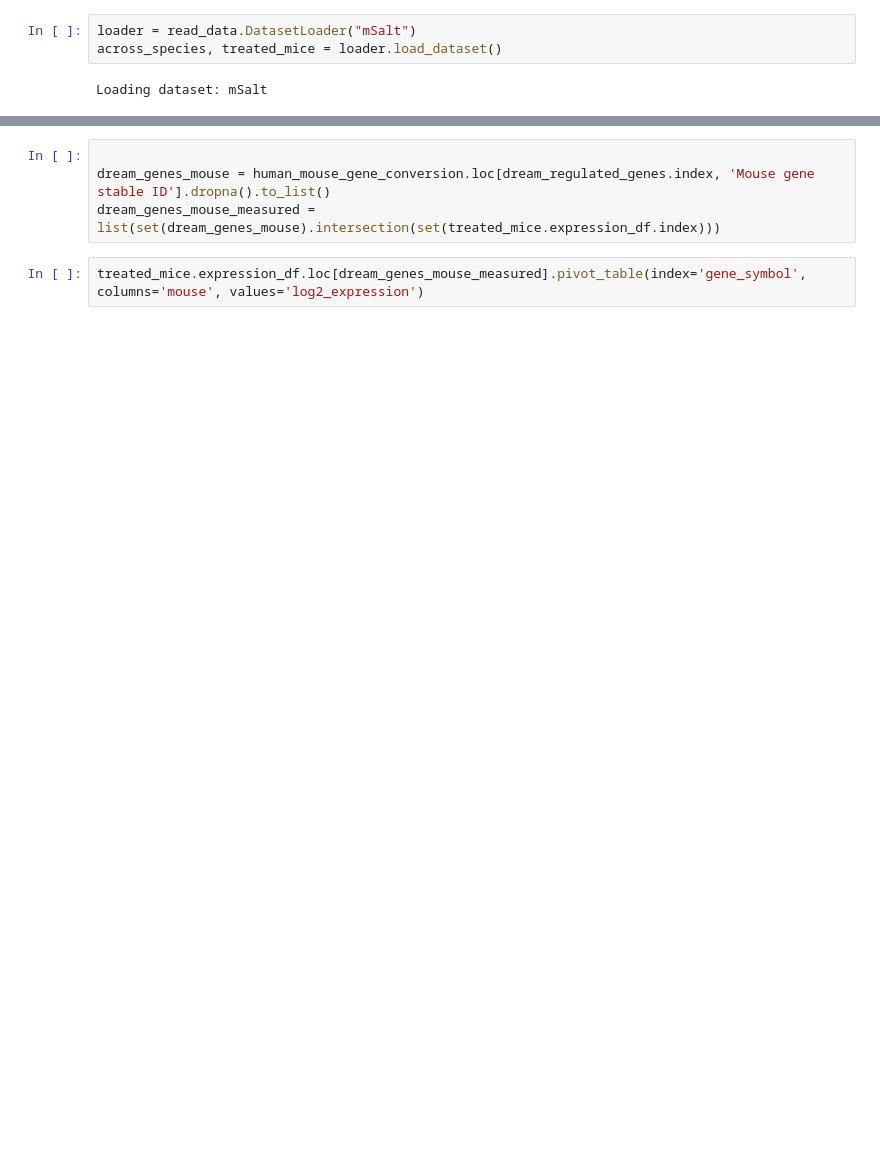
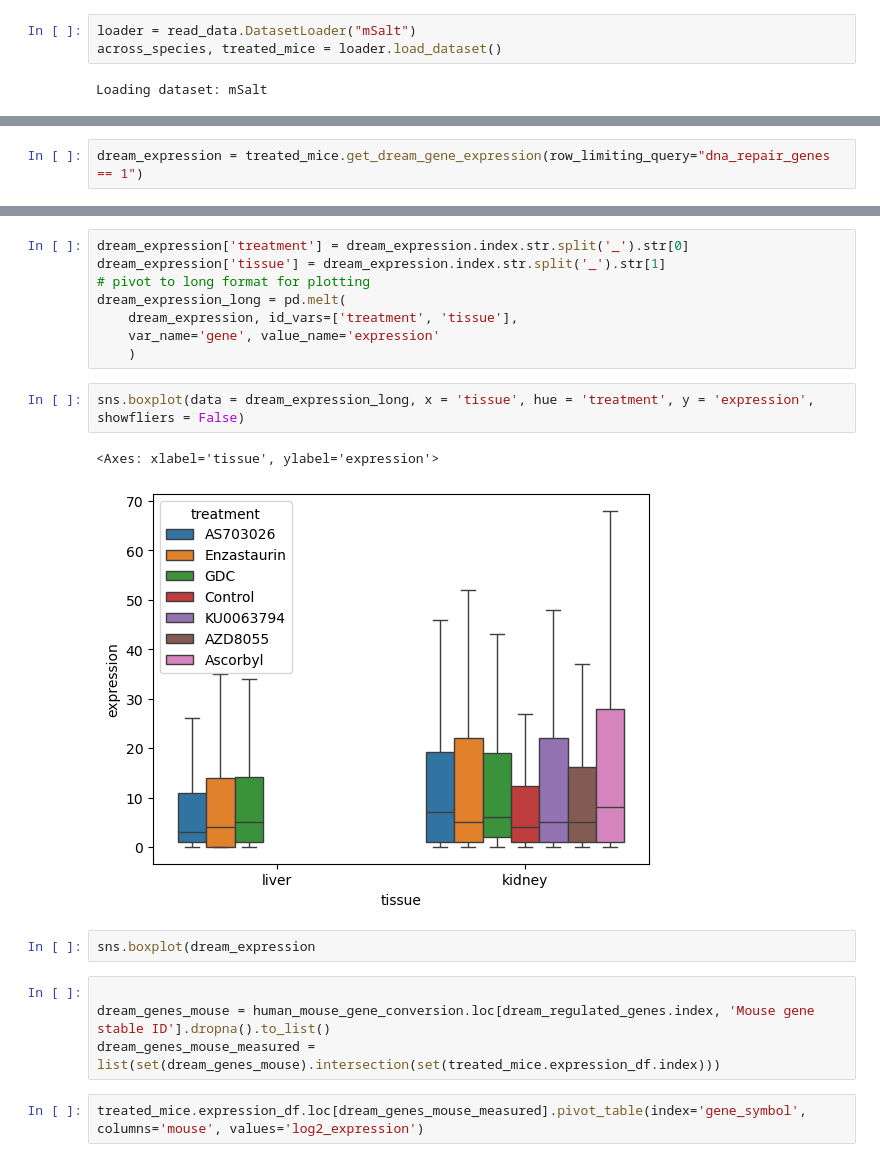
Before and after one commit to zanekoch/dream_proj, a Jupyter notebook: notebooks/122123_msalt_analysis.ipynb, the cells around one changed output, grey strips where cells are left out. Saved outputs shown, nothing was run; the diff lists cells and outputs as text; blank space fills up the shorter version.

```diff
--- a/notebooks/122123_msalt_analysis.ipynb
+++ b/notebooks/122123_msalt_analysis.ipynb
@@ -45,0 +24,2 @@ treated_mice.get_dream_gene_expression()
+# %%
+dream_expression = treated_mice.get_dream_gene_expression(row_limiting_query="dna_repair_genes == 1")
@@ -46,3 +47,18 @@ treated_mice.get_dream_gene_expression()
+# %%
+dream_expression['treatment'] = dream_expression.index.str.split('_').str[0]
+dream_expression['tissue'] = dream_expression.index.str.split('_').str[1]
+# pivot to long format for plotting
+dream_expression_long = pd.melt(
+    dream_expression, id_vars=['treatment', 'tissue'],
+    var_name='gene', value_name='expression'
+    )
+# %%
+sns.boxplot(data = dream_expression_long, x = 'tissue', hue = 'treatment', y = 'expression', showfliers = False)
+# %% [output]
+<Axes: xlabel='tissue', ylabel='expression'>
+[figure, added]
+# %%
+sns.boxplot(dream_expression
 # %%
 
 dream_genes_mouse = human_mouse_gene_conversion.loc[dream_regulated_genes.index, 'Mouse gene stable ID'].dropna().to_list()
```
Also changed, not shown: parts of 4 cells of this notebook, 4 other files.
